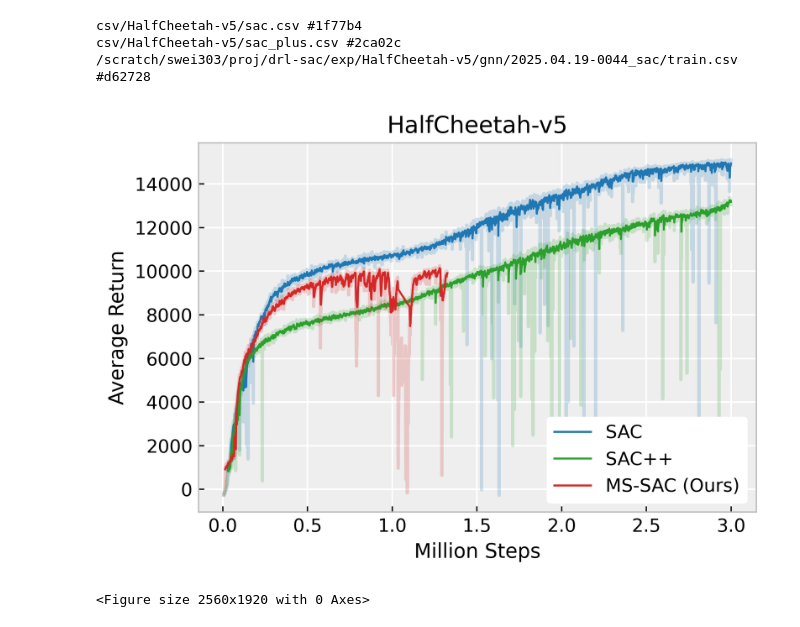
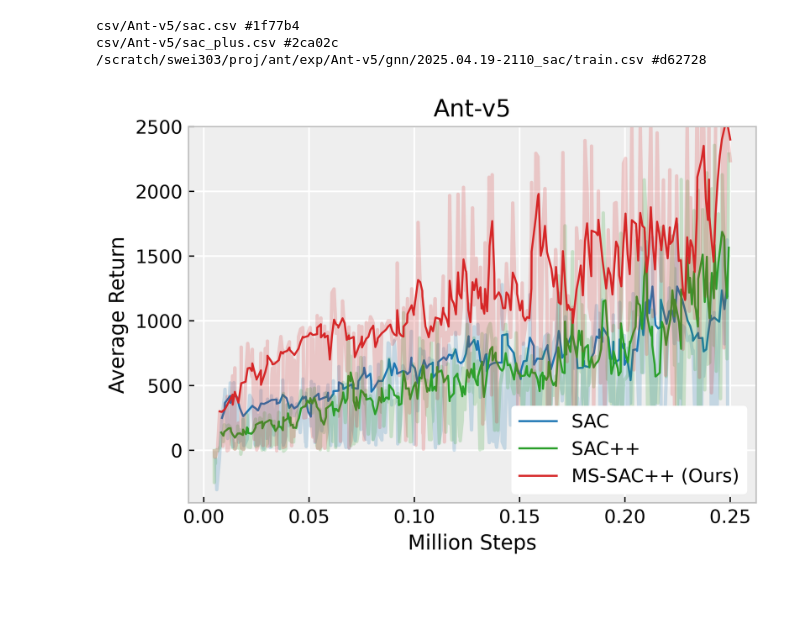
Before and after one commit to BinjieSun/drl-sac, a Jupyter notebook: figure/plot.ipynb, the cells around one changed output. Cells and saved outputs as stored; diff of their text form; code cells hidden in the pictures; blank space fills up the shorter version.

```diff
--- a/figure/plot.ipynb
+++ b/figure/plot.ipynb
@@ -70,27 +70,35 @@ def plot(df=None, csv_path=None, trend_window=300, smooth_weight=0.65, lower_qua
     plt.title(title, fontsize=14)
     plt.grid(True, linestyle='-', linewidth=1, color='white')
 # %%
-robot = 'HalfCheetah-v5' # HalfCheetah-v5, Hopper-v5, Ant-v5, Humanoid-v5, Walker2d-v5
+# robot = 'HalfCheetah-v5' # HalfCheetah-v5, Hopper-v5, Ant-v5, Humanoid-v5, Walker2d-v5
 # robot = 'Walker2d-v5' # HalfCheetah-v5, Hopper-v5, Ant-v5, Humanoid-v5, Walker2d-v5
 # robot = 'Hopper-v5'
 # robot = 'Humanoid-v5'
-# robot = 'Ant-v5'
+robot = 'Ant-v5'
 
 trend_window=300
 smooth_weight=0.65
 lower_quantile=0.1
 ylimit = None
+xlimit = 1e6
 
 if robot == 'HalfCheetah-v5':
     delta_log_path = '/scratch/swei303/proj/drl-sac/exp/HalfCheetah-v5/gnn/2025.04.19-0044_sac/train.csv'
 elif robot == 'Walker2d-v5':
     delta_log_path = '/scratch/swei303/proj/drl-sac/exp/Walker2d-v5/gnn/2025.04.19-0045_sac/train.csv'
+    ylimit = 6000
 elif robot == 'Hopper-v5':
     delta_log_path = '/scratch/swei303/proj/ant/exp/Hopper-v5/gnn/2025.04.19-1816_sac/train.csv'
 elif robot == 'Humanoid-v5':
     delta_log_path = '/scratch/swei303/proj/drl-sac/exp/Humanoid-v5/gnn/2025.04.19-0146_sac/train.csv'
+    xlimit=0.7*1e6
 elif robot == 'Ant-v5':
     delta_log_path = '/scratch/swei303/proj/ant/exp/Ant-v5/gnn/2025.04.19-2110_sac/train.csv'
+    trend_window=300
+    smooth_weight=0.65
+    lower_quantile=0.1
+    xlimit=0.25*1e6
+    ylimit=2500
 
 base_dir = 'csv/{}'.format(robot)
 sub_dirs = []
@@ -115,42 +123,45 @@ custom_colors = [
     "#d62728",  # red
     ]
 
-labels = ['SAC', 'SAC++', 'MS-SAC (Ours)']
+labels = ['SAC', 'SAC++', 'MS-SAC++ (Ours)']
 
 plt.figure(figsize=(6, 4))
 
 for i, sub_dir in enumerate(sub_dirs):
 
     print(sub_dir, custom_colors[i])
     csv_path = sub_dir
 
     try:
         df = pd.read_csv(csv_path)
         if df.empty:
             print(f"Warning: File {csv_path} is empty, skipping")
             continue
     except Exception as e:
         print(f"Failed to read {csv_path}, error: {str(e)}")
         continue
 
-    plot(df, csv_path, title = robot, trend_window=trend_window, smooth_weight=smooth_weight, lower_quantile=lower_quantile, ylimit = ylimit, custom_colors=custom_colors[i], label=labels[i])
+    # 在调用plot函数前过滤数据
+    df = df[df['step'] <= xlimit].copy()
+    plot(df, csv_path, title=robot, trend_window=trend_window, smooth_weight=smooth_weight,
+        lower_quantile=lower_quantile, ylimit=ylimit, custom_colors=custom_colors[i],
+        label=labels[i])
+
+    # plot(df, csv_path, title = robot, trend_window=trend_window, smooth_weight=smooth_weight, lower_quantile=lower_quantile, ylimit = ylimit, custom_colors=custom_colors[i], label=labels[i])
 
     plt.legend(
         loc="lower right",
         fontsize=11,          # font size
         frameon=True,         # show border
         framealpha=1,         # border transparency (0~1)
         facecolor="white",    # background color
         edgecolor="white",    # border color
         ncol=1,              # display in 1 column
     )
-
+plt.savefig('output/{}.png'.format(robot), bbox_inches='tight')
 plt.show()
-
-plt.savefig('output/{}.png'.format(robot), bbox_inches='tight')
 # %% [output]
-csv/HalfCheetah-v5/sac.csv #1f77b4
-csv/HalfCheetah-v5/sac_plus.csv #2ca02c
-/scratch/swei303/proj/drl-sac/exp/HalfCheetah-v5/gnn/2025.04.19-0044_sac/train.csv #d62728
+csv/Ant-v5/sac.csv #1f77b4
+csv/Ant-v5/sac_plus.csv #2ca02c
+/scratch/swei303/proj/ant/exp/Ant-v5/gnn/2025.04.19-2110_sac/train.csv #d62728
-[figure, old version]
+[figure, new version]
-<Figure size 2560x1920 with 0 Axes>
```
Also changed, not shown: 2 other files.
